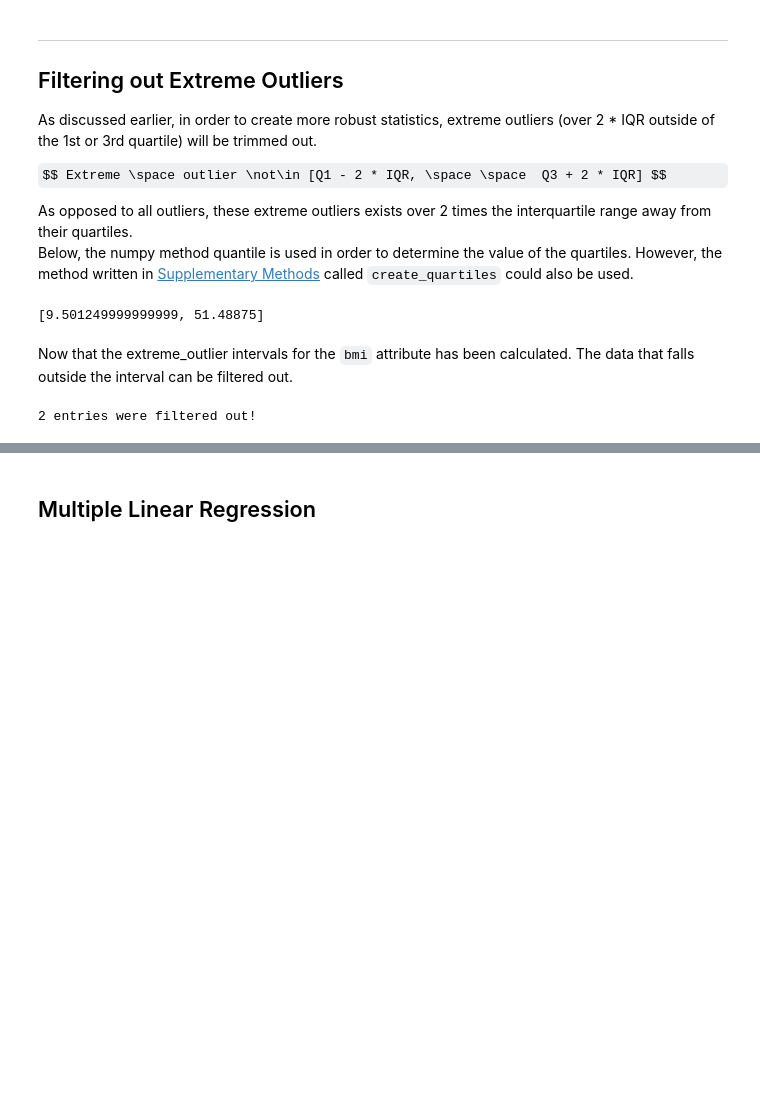
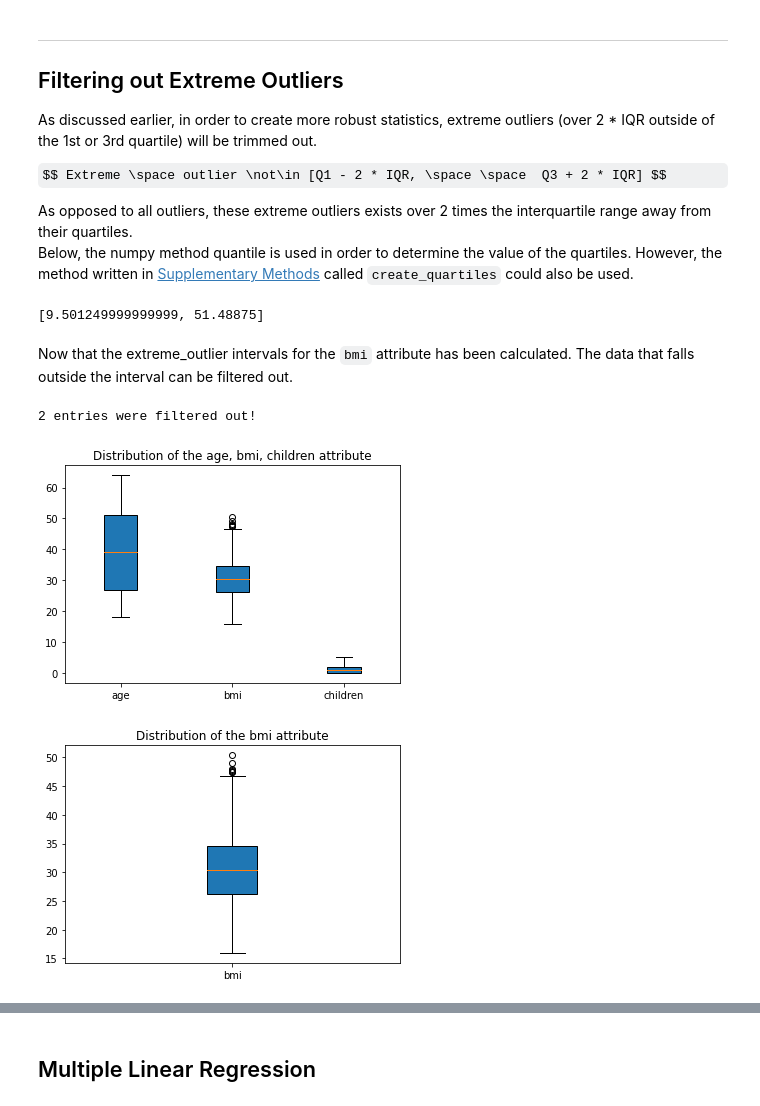
Before and after one commit to TrymNOHG/medical-cost-ml, a Jupyter notebook: us-medical-insurance-costs.ipynb, the cells around one changed output, grey strips where cells are left out. Cells and saved outputs as stored; diff of their text form; code cells hidden in the pictures; some formulas as TeX source; blank space fills up the shorter version.

Commit message:
refactor: add unfiltered dictionary to functions

```diff
--- a/us-medical-insurance-costs.ipynb
+++ b/us-medical-insurance-costs.ipynb
@@ -42,22 +48,22 @@ print(insurance_dict[0])
 
 As a lot of the supplementary methods involve analyzing the different attributes, it is extremely useful to have a function that prints a comprehensive error message when an attribute is invalid.
 # %%
-def invalid_attribute_message(attribute:str):
+def invalid_attribute_message(attribute:str, dictionary=insurance_dict):
     """ This function provides an error message when an attribute is invalid
     """
     print(str(attribute) + " is not a valid attribute. Check for correct spelling.")
     print("The valid attributes are : ")
-    for key in insurance_dict[0].keys():
+    for key in dictionary[0].keys():
             print("- " + key)
 # %% [markdown]
 It is useful to have a function which collects solely the values associated with a certain attribute!
 # %%
-def get_list_of_attribute(attribute:str)-> list:
+def get_list_of_attribute(attribute:str, dictionary=insurance_dict)-> list:
     """ This function takes all the values associated with a given key (attribute) and appends them to a list.
     """
     attr_list : list = []
     try:
-        for value in insurance_dict.values():
+        for value in dictionary.values():
             attr_list.append(value[attribute.lower().strip()])
         return attr_list
     except:
@@ -259,13 +265,13 @@ attribute_piechart(attributes)
 As seen in the *pie charts*, there is approximately an even distribution between the data of the various regions and sexes. However, as the distribution of smoker data demonstrates, the data is skewed to include over 75% non-smokers. This uneven distribution may be more representative of the US population; however, it may also reduce our accuracy when looking at correlations between smokers and insurance charges.
 # %%
 # Another option for creating boxplots is through seaborn's boxplot. Here, a datafram would have to be sent as the data.
-def create_boxplot(attributes):
+def create_boxplot(attributes, dictionary=insurance_dict):
     """ This function allows for efficient creation of pie charts for one or more attributes of the dataset.
     """
     attributes = [attributes] if type(attributes) == str else attributes
     categories_data = [[] for i in range(len(attributes))]
     for i in range(len(attributes)):
-        for value in get_list_of_attribute(attributes[i]):
+        for value in get_list_of_attribute(attributes[i], dictionary):
             categories_data[i].append(float(value))
 
     # Create plot
@@ -331,0 +336,7 @@ create_boxplot("bmi")
+# %%
+attributes = ["age", "bmi", "children"]
+create_boxplot(attributes, filtered_insurance_dict)
+create_boxplot("bmi", filtered_insurance_dict)
+# %% [output]
+[figure, added]
+[figure, added]
```
Also changed, not shown: parts of 26 cells of this notebook.
